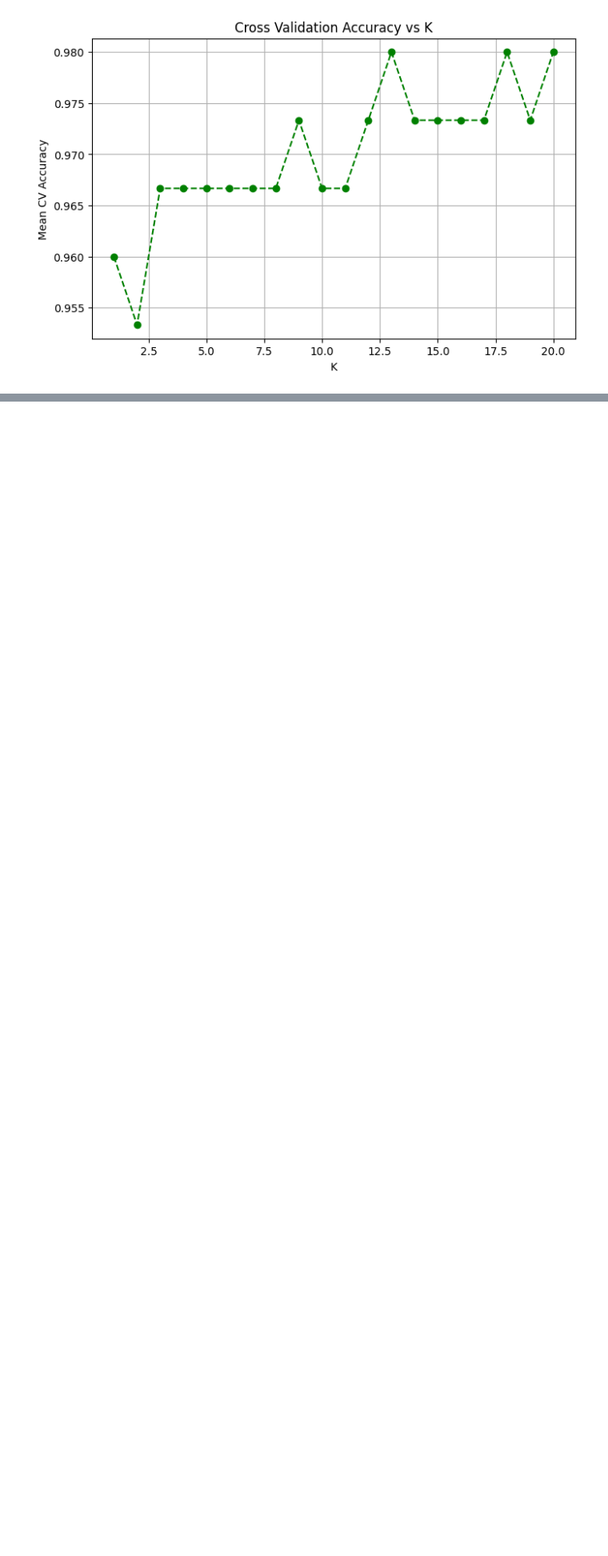
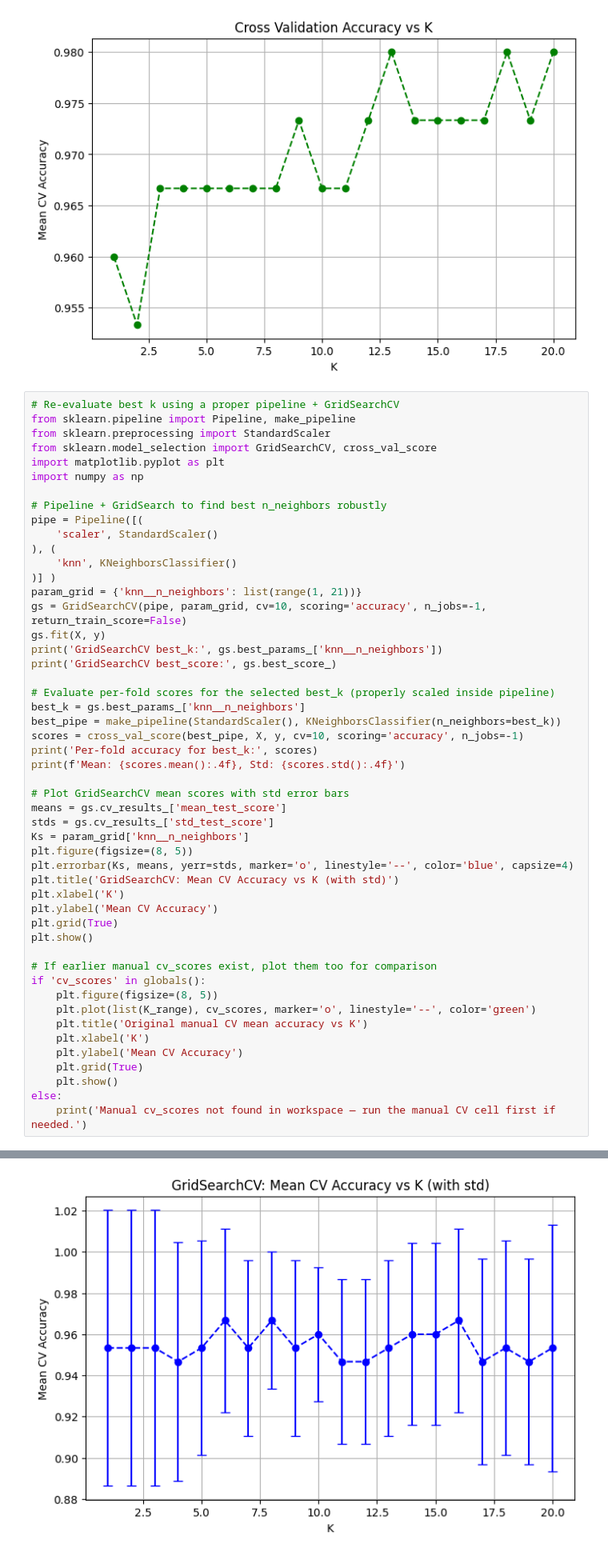
Before and after one commit to visshal2301/Data_ML_AI, a Jupyter notebook: ML/ML_11/27-06-2026_KNN.ipynb, the cells around one changed output, grey strips where cells are left out. Shown at 80% size. Drawn from its saved outputs; the diff is of its cells as text; blank space fills up the shorter version.

```diff
--- a/ML/ML_11/27-06-2026_KNN.ipynb
+++ b/ML/ML_11/27-06-2026_KNN.ipynb
@@ -235,3 +224,54 @@ plt.grid(True)
 plt.show()
 # %% [output]
 [figure]
+# %%
+# Re-evaluate best k using a proper pipeline + GridSearchCV
+from sklearn.pipeline import Pipeline, make_pipeline
+from sklearn.preprocessing import StandardScaler
+from sklearn.model_selection import GridSearchCV, cross_val_score
+import matplotlib.pyplot as plt
+import numpy as np
+
+# Pipeline + GridSearch to find best n_neighbors robustly
+pipe = Pipeline([(
+    'scaler', StandardScaler()
+), (
+    'knn', KNeighborsClassifier()
+)] )
+param_grid = {'knn__n_neighbors': list(range(1, 21))}
+gs = GridSearchCV(pipe, param_grid, cv=10, scoring='accuracy', n_jobs=-1, return_train_score=False)
+gs.fit(X, y)
+print('GridSearchCV best_k:', gs.best_params_['knn__n_neighbors'])
+print('GridSearchCV best_score:', gs.best_score_)
+
+# Evaluate per-fold scores for the selected best_k (properly scaled inside pipeline)
+best_k = gs.best_params_['knn__n_neighbors']
+best_pipe = make_pipeline(StandardScaler(), KNeighborsClassifier(n_neighbors=best_k))
+scores = cross_val_score(best_pipe, X, y, cv=10, scoring='accuracy', n_jobs=-1)
+print('Per-fold accuracy for best_k:', scores)
+print(f'Mean: {scores.mean():.4f}, Std: {scores.std():.4f}')
+
+# Plot GridSearchCV mean scores with std error bars
+means = gs.cv_results_['mean_test_score']
+stds = gs.cv_results_['std_test_score']
+Ks = param_grid['knn__n_neighbors']
+plt.figure(figsize=(8, 5))
+plt.errorbar(Ks, means, yerr=stds, marker='o', linestyle='--', color='blue', capsize=4)
+plt.title('GridSearchCV: Mean CV Accuracy vs K (with std)')
+plt.xlabel('K')
+plt.ylabel('Mean CV Accuracy')
+plt.grid(True)
+plt.show()
+
+# If earlier manual cv_scores exist, plot them too for comparison
+if 'cv_scores' in globals():
+    plt.figure(figsize=(8, 5))
+    plt.plot(list(K_range), cv_scores, marker='o', linestyle='--', color='green')
+    plt.title('Original manual CV mean accuracy vs K')
+    plt.xlabel('K')
+    plt.ylabel('Mean CV Accuracy')
+    plt.grid(True)
+    plt.show()
+else:
+    print('Manual cv_scores not found in workspace — run the manual CV cell first if needed.')
+# %% [output]
@@ -237,0 +283 @@ plt.show()
+[figure, added]
```
Also changed, not shown: parts of 7 cells of this notebook, 4 other files.
